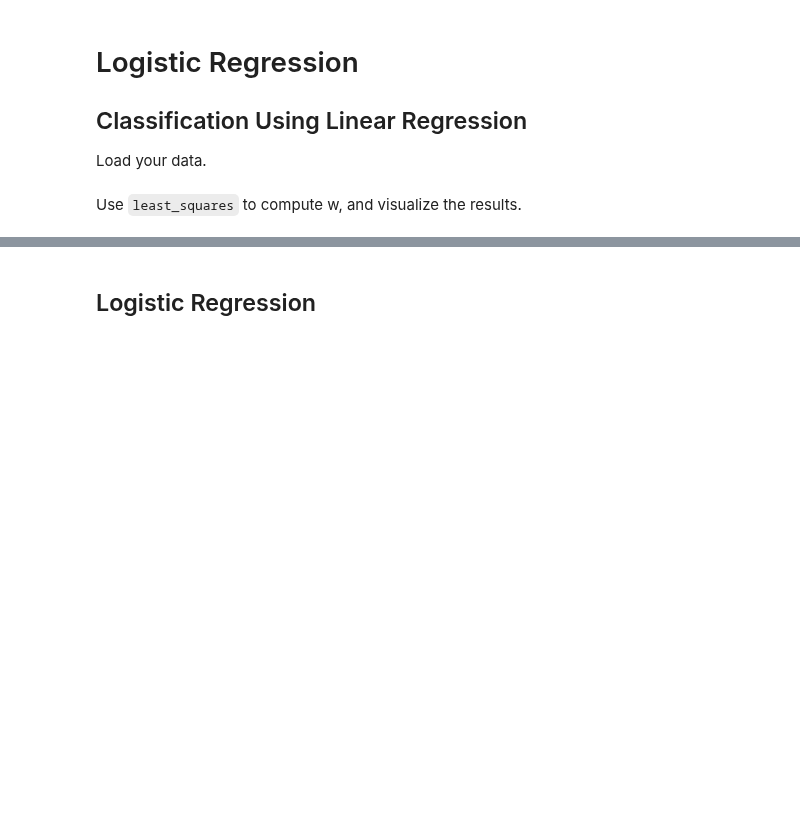
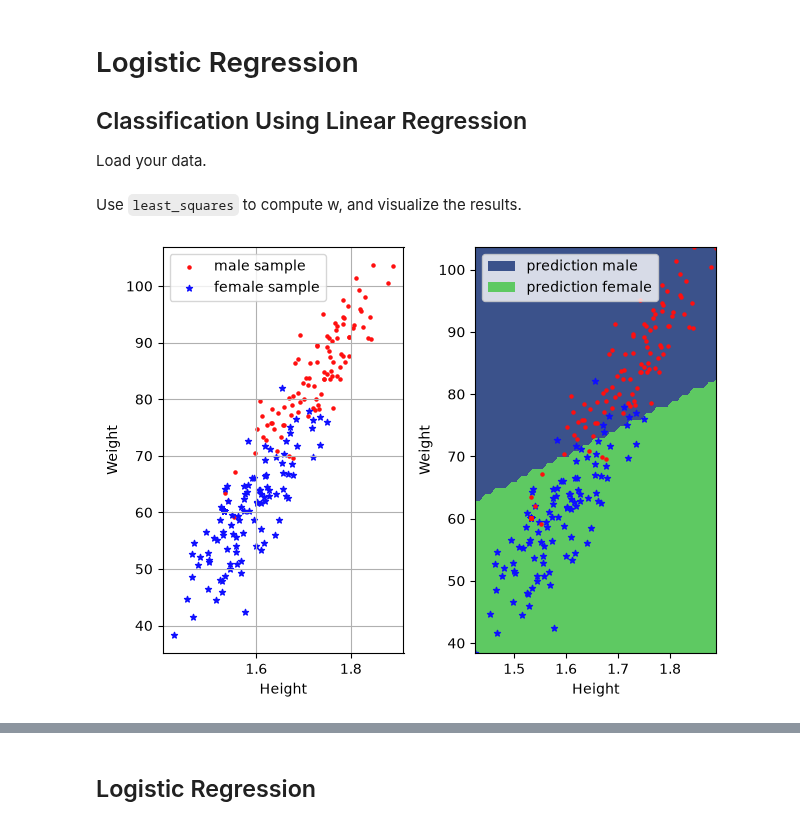
Before and after one commit to namtran227/ML_course, a Jupyter notebook: labs/ex05/template/ex05.ipynb, the cells around one changed output, grey strips where cells are left out. Cells and saved outputs as stored; diff of their text form; code cells hidden in the pictures; blank space fills up the shorter version.

```diff
--- a/labs/ex05/template/ex05.ipynb
+++ b/labs/ex05/template/ex05.ipynb
@@ -30,28 +30,31 @@ Use `least_squares` to compute w, and visualize the results.
 # %%
 from least_squares import least_squares
 from plots import visualization
 
 
 def least_square_classification_demo(y, x):
     """Least square demo
 
     Args:
         y:  shape=(N, 1)
         x:  shape=(N, 2)
     """
     # classify the data by linear regression
     tx = np.c_[np.ones((y.shape[0], 1)), x]
     # ***************************************************
     # INSERT YOUR CODE HERE
     # classify the data by linear regression: TODO
     # ***************************************************
     # w = least squares with respect to tx and y
+    w, _ = least_squares(y, tx)
 
     # visualize your classification.
     visualization(y, x, mean_x, std_x, w, "classification_by_least_square")
 
 
 least_square_classification_demo(y, x)
+# %% [output]
+[figure, added]
 # %% [markdown]
 #### The `least_square_classification_demo` is expected to show
 
```
Also changed, not shown: parts of 12 cells of this notebook, 5 other files.
